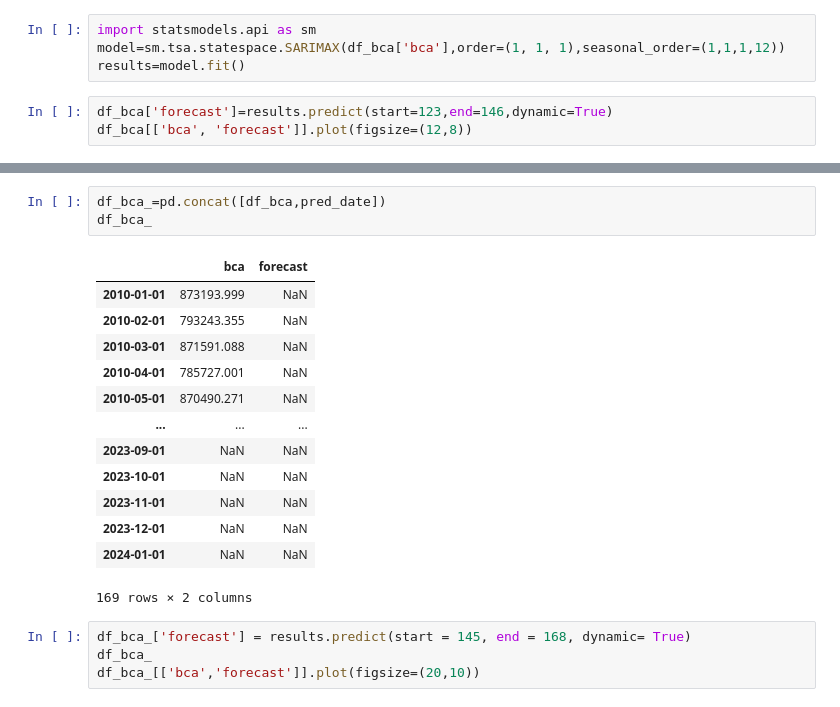
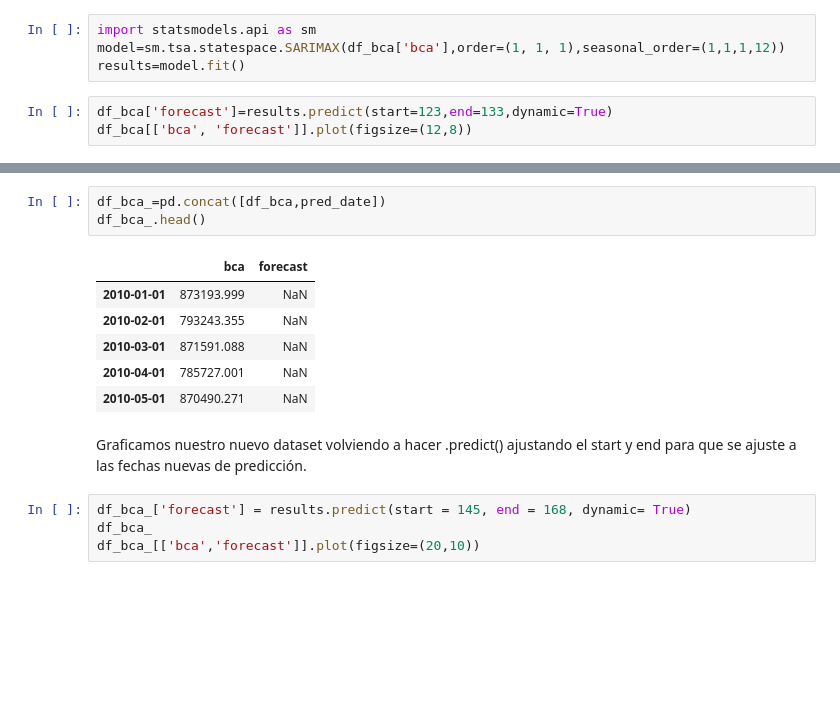
Before and after one commit to rosalesmm/ProyectoBEDU, a Jupyter notebook: Proyecto_BEDU_3.ipynb, the cells around one changed output, grey strips where cells are left out. Saved outputs shown, nothing was run; the diff lists cells and outputs as text; blank space fills up the shorter version.

```diff
--- a/Proyecto_BEDU_3.ipynb
+++ b/Proyecto_BEDU_3.ipynb
@@ -279,7 +387,7 @@ import statsmodels.api as sm
 model=sm.tsa.statespace.SARIMAX(df_bca['bca'],order=(1, 1, 1),seasonal_order=(1,1,1,12))
 results=model.fit()
 # %%
-df_bca['forecast']=results.predict(start=123,end=146,dynamic=True)
+df_bca['forecast']=results.predict(start=123,end=133,dynamic=True)
 df_bca[['bca', 'forecast']].plot(figsize=(12,8))
 # %% [output]
 <AxesSubplot:xlabel='fecha'>
@@ -311,20 +413,15 @@ pred_date
 # %%
 df_bca_=pd.concat([df_bca,pred_date])
-df_bca_
+df_bca_.head()
 # %% [output]
 |  | bca | forecast |
 | 2010-01-01 | 873193.999 | NaN |
 | 2010-02-01 | 793243.355 | NaN |
 | 2010-03-01 | 871591.088 | NaN |
 | 2010-04-01 | 785727.001 | NaN |
 | 2010-05-01 | 870490.271 | NaN |
-| ... | ... | ... |
-| 2023-09-01 | NaN | NaN |
-| 2023-10-01 | NaN | NaN |
-| 2023-11-01 | NaN | NaN |
-| 2023-12-01 | NaN | NaN |
-| 2024-01-01 | NaN | NaN |
-169 rows × 2 columns
+# %% [markdown]
+Graficamos nuestro nuevo dataset volviendo a hacer .predict() ajustando el start y end para que se ajuste a las fechas nuevas de predicción.
 # %%
 df_bca_['forecast'] = results.predict(start = 145, end = 168, dynamic= True)
 df_bca_
```
Also changed, not shown: parts of 60 cells of this notebook.
